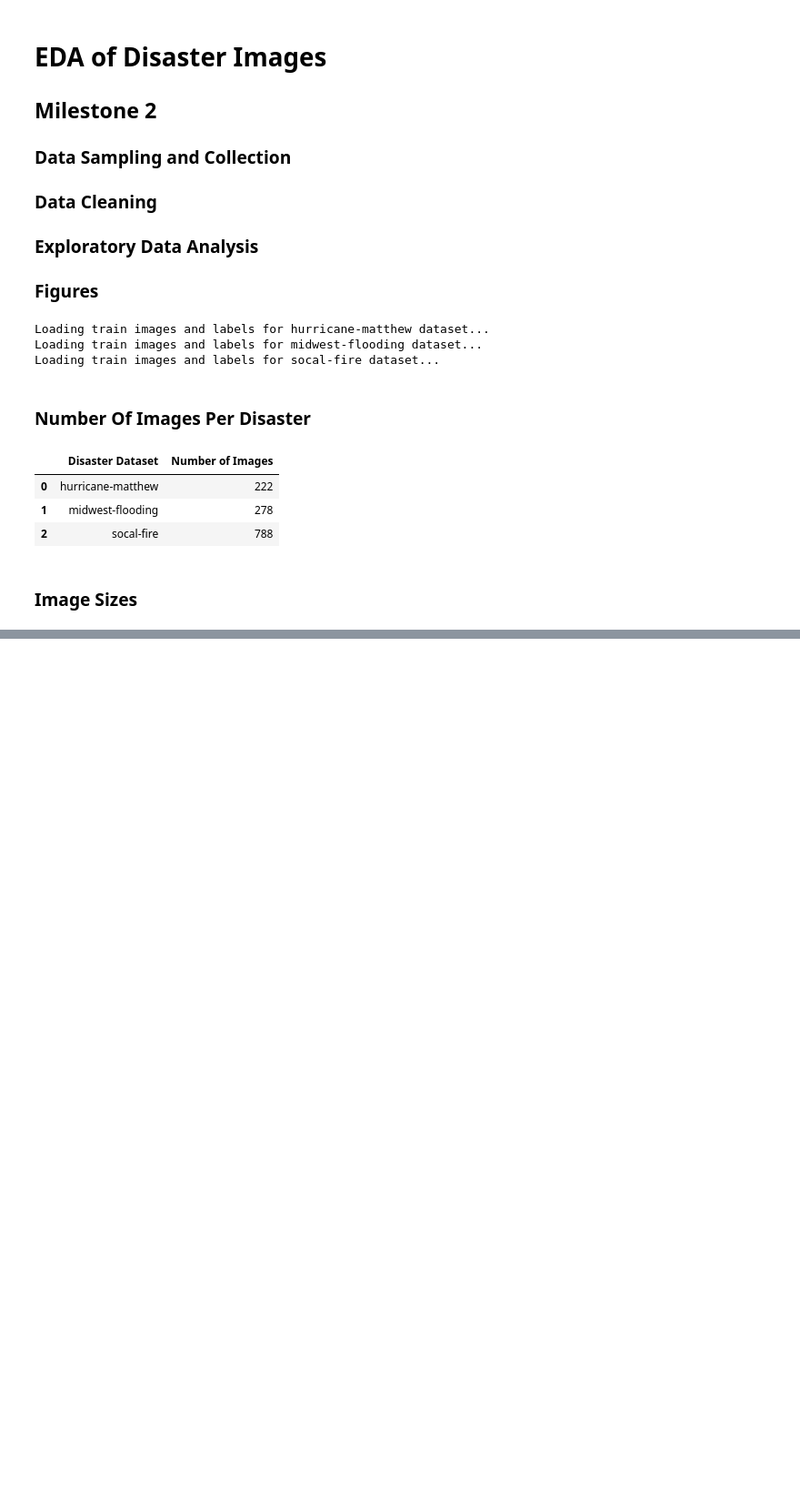
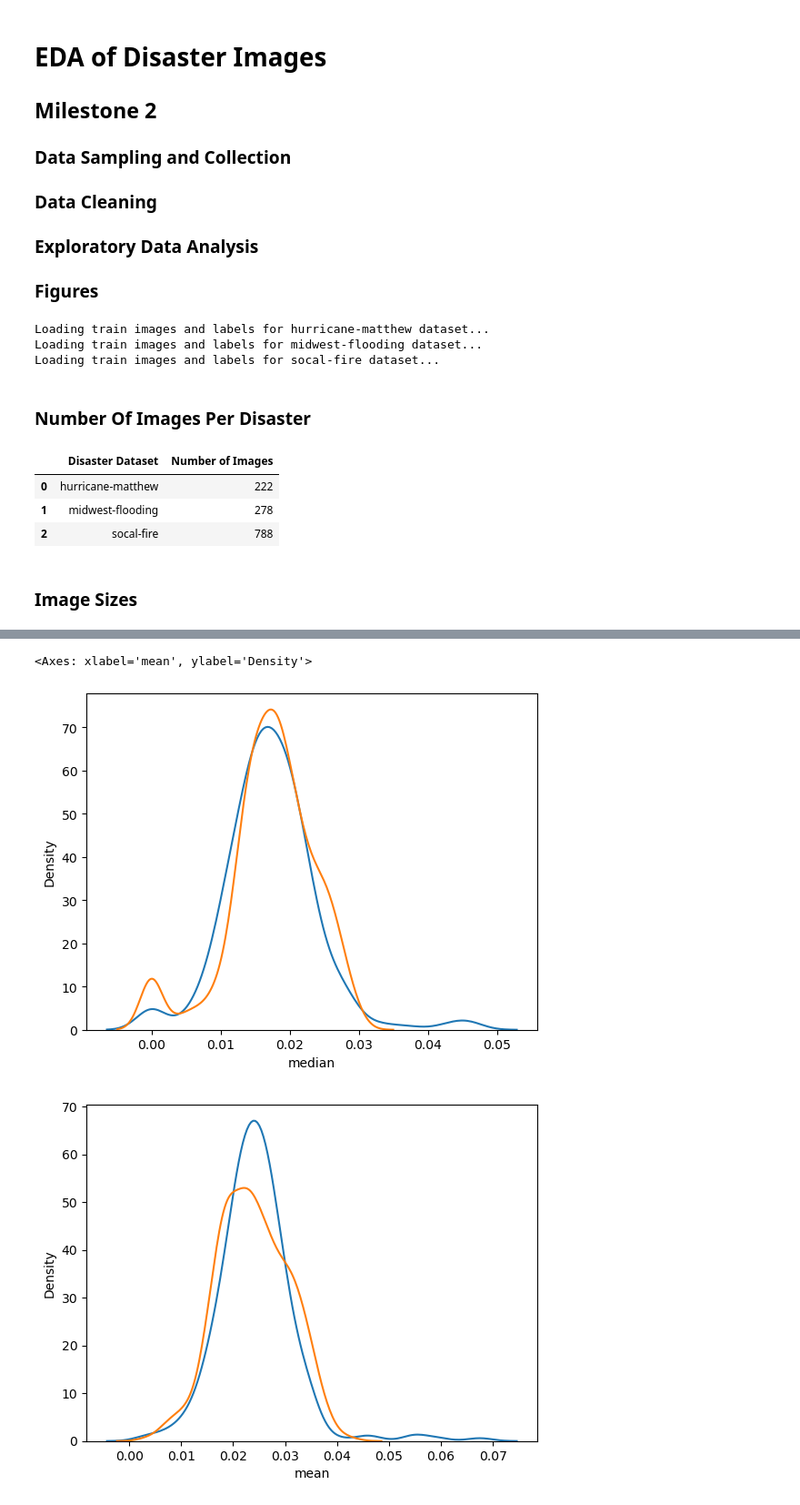
Before and after one commit to lilyhirano/Disaster-Visualization, a Jupyter notebook: EDA.ipynb, the cells around one changed output, grey strips where cells are left out. Shown at 91% size. Drawn from its saved outputs; the diff is of its cells as text; code cells hidden in the pictures; blank space fills up the shorter version.

```diff
--- a/EDA.ipynb
+++ b/EDA.ipynb
@@ -74,0 +140,22 @@ plt.show()
+# %%
+def extract_sobel_data(data):
+    df = pd.DataFrame()
+    edges = [get_sobel_features(img) for img in data['images']]
+    df['median'] = [np.median(e) for e in edges]
+    df['mean'] = [e.mean() for e in edges]
+    return df
+
+flood_sobel_df = extract_sobel_data(data['midwest-flooding'])
+fire_sobel_df = extract_sobel_data(data['socal-fire'])
+# %%
+plt.figure()
+sns.kdeplot(flood_sobel_df['median'])
+sns.kdeplot(fire_sobel_df['median'])
+
+plt.figure()
+sns.kdeplot(flood_sobel_df['mean'])
+sns.kdeplot(fire_sobel_df['mean'])
+# %% [output]
+<Axes: xlabel='mean', ylabel='Density'>
+[figure, added]
+[figure, added]
```
Also changed, not shown: parts of 22 cells of this notebook.
